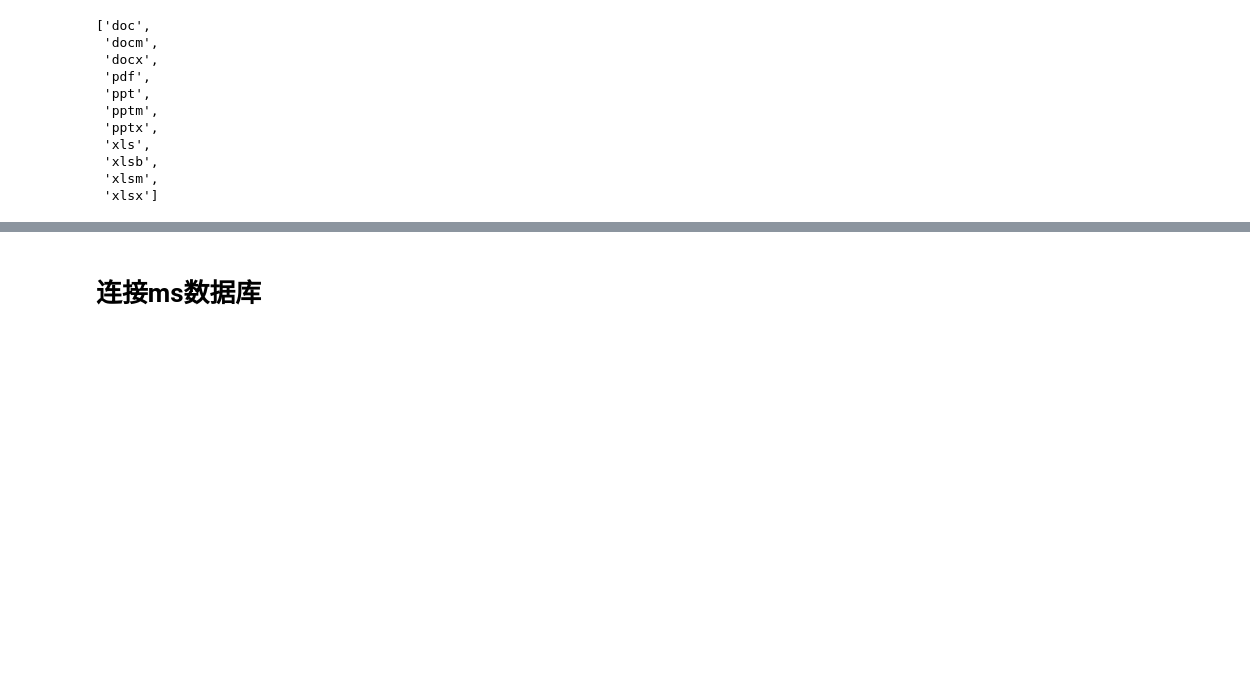
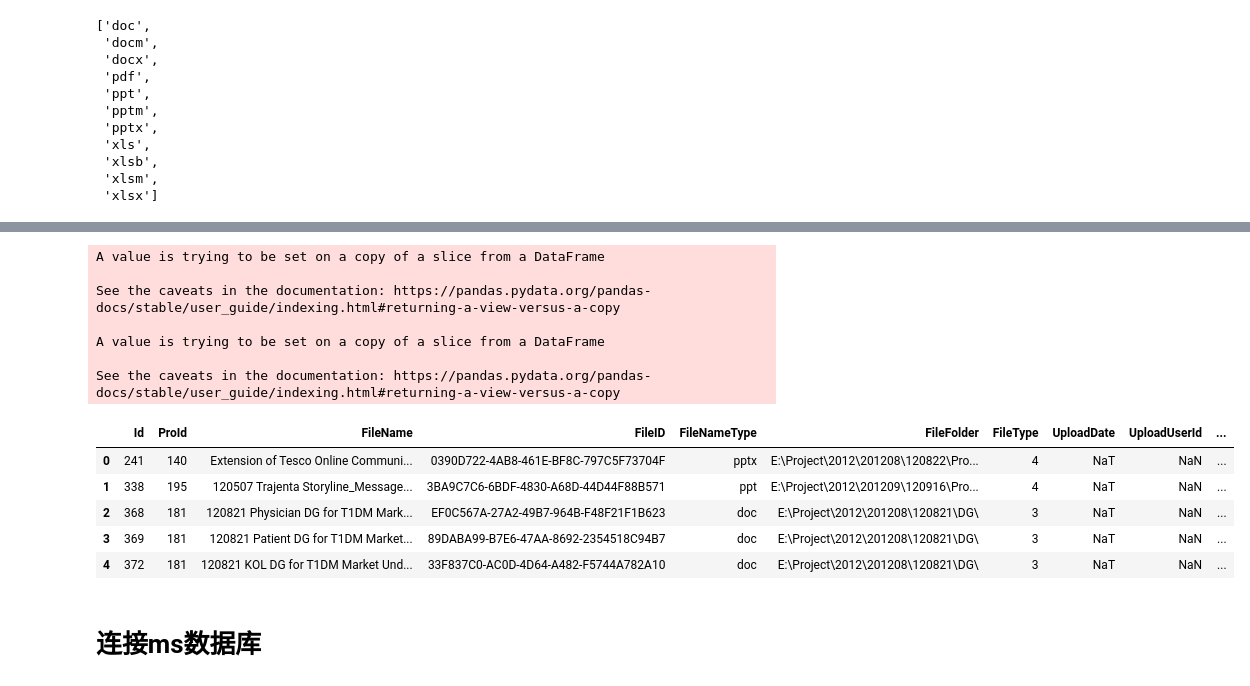
Before and after one commit to AsteriskAzurain/illuminera, a Jupyter notebook: illuminera.ipynb, the cells around one changed output, grey strips where cells are left out. Drawn from its saved outputs; the diff is of its cells as text; code cells hidden in the pictures; blank space fills up the shorter version.

Commit message:
pms_missingFile

```diff
--- a/illuminera.ipynb
+++ b/illuminera.ipynb
@@ -691,0 +701,12 @@ ls_type_s
+# %%
+import pandas as pd
+import numpy as np
+
+feedBackFile="/content/drive/MyDrive/Colab Notebooks/workdata/feedBack_pms_0.xlsx"
+missingFile="/content/drive/MyDrive/Colab Notebooks/workdata/pmsMissing.xlsx"
+fbData=pd.read_excel(io=feedBackFile,header=0,index_col=u'fileID')
+srcData=pd.read_excel(io=missingFile,header=0)
+# %%
+fbData=fbData.drop(columns=['Unnamed: 0','sn'])
+print(fbData.columns.values)
+fbData[:5]
@@ -691,0 +734,26 @@ ls_type_s
+# %%
+srcData['status']=''
+for i in range(len(srcData)):
+    sql_id=int(srcData['Id'][i])
+    try:
+        # print(fbData['status'][sql_id])
+        srcData['status'][i]=fbData['status'][sql_id]
+    except:
+        srcData['status'][i]='/'
+    # srcData['status'][i]=fbData['status'][sql_id]
+
+srcData[:5]
+# %% [output]
+A value is trying to be set on a copy of a slice from a DataFrame
+
+See the caveats in the documentation: https://pandas.pydata.org/pandas-docs/stable/user_guide/indexing.html#returning-a-view-versus-a-copy
+
+A value is trying to be set on a copy of a slice from a DataFrame
+
+See the caveats in the documentation: https://pandas.pydata.org/pandas-docs/stable/user_guide/indexing.html#returning-a-view-versus-a-copy
+|  | Id | ProId | FileName | FileID | FileNameType | FileFolder | FileType | UploadDate | UploadUserId | ... |
+| 0 | 241 | 140 | Extension of Tesco Online Communi... | 0390D722-4AB8-461E-BF8C-797C5F73704F | pptx | E:\Project\2012\201208\120822\Pro... | 4 | NaT | NaN | ... |
+| 1 | 338 | 195 | 120507 Trajenta Storyline_Message... | 3BA9C7C6-6BDF-4830-A68D-44D44F88B571 | ppt | E:\Project\2012\201209\120916\Pro... | 4 | NaT | NaN | ... |
+| 2 | 368 | 181 | 120821 Physician DG for T1DM Mark... | EF0C567A-27A2-49B7-964B-F48F21F1B623 | doc | E:\Project\2012\201208\120821\DG\ | 3 | NaT | NaN | ... |
+| 3 | 369 | 181 | 120821 Patient DG for T1DM Market... | 89DABA99-B7E6-47AA-8692-2354518C94B7 | doc | E:\Project\2012\201208\120821\DG\ | 3 | NaT | NaN | ... |
+| 4 | 372 | 181 | 120821 KOL DG for T1DM Market Und... | 33F837C0-AC0D-4D64-A482-F5744A782A10 | doc | E:\Project\2012\201208\120821\DG\ | 3 | NaT | NaN | ... |
```
Also changed, not shown: parts of 5 cells of this notebook.
